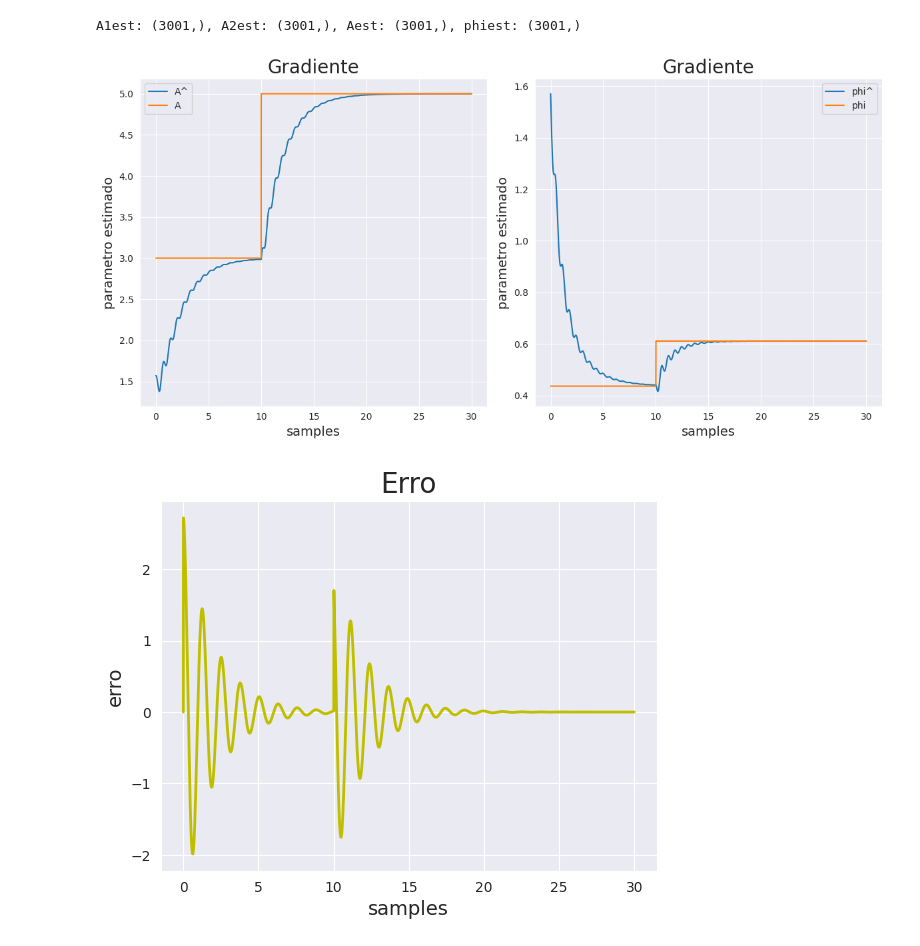
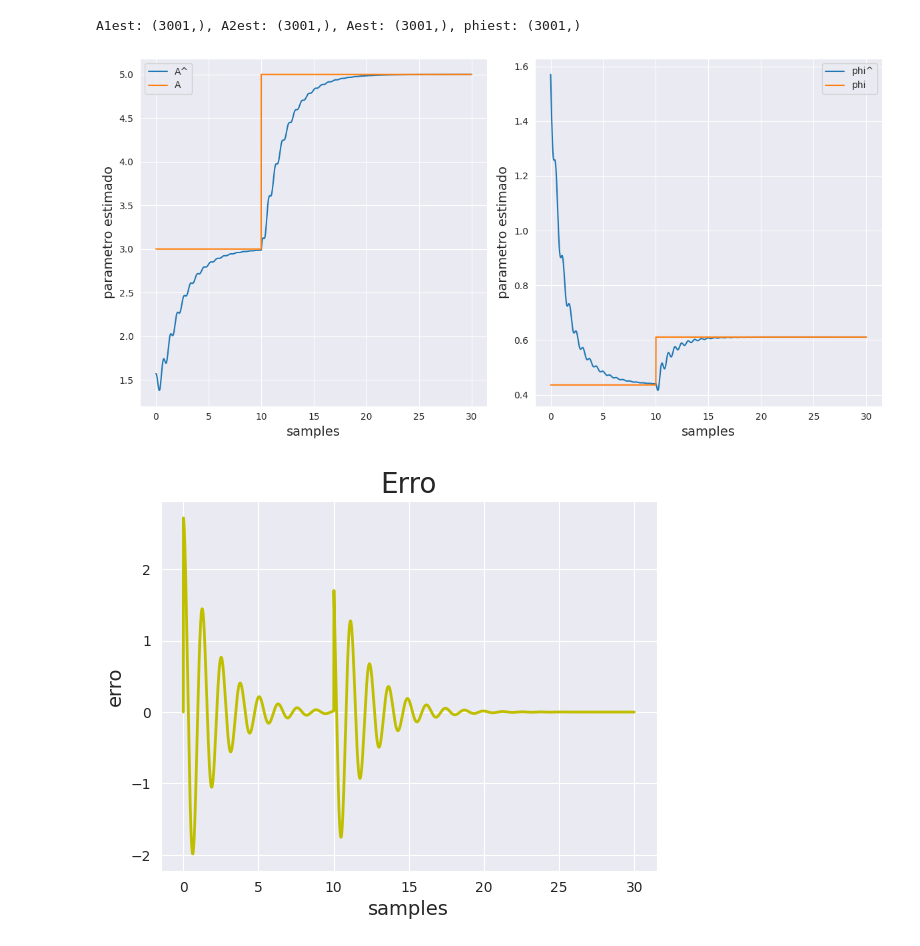
Before and after one commit to SKaiquelima/advanced-control, a Jupyter notebook: Listas/Lista3/exec3_1.ipynb, the cells around one changed output. Cells and saved outputs as stored; diff of their text form; code cells hidden in the pictures.

```diff
--- a/Listas/Lista3/exec3_1.ipynb
+++ b/Listas/Lista3/exec3_1.ipynb
@@ -109,35 +112,35 @@ A1est: (3001,), A2est: (3001,), Aest: (3001,), phiest: (3001,)
 # %%
 # Gráfico dos parâmetros identificados e do erro
 
 # Crie uma figura com 1 linha e 2 colunas para os subplots
 fig, axs = plt.subplots(1, 2, figsize=(12, 6))
 
 corte = int(np.ceil(1*len(theta[0])))
 
 fontesize = 14
 titlesize = 20
 # Primeiro subplot (Gráfico dos parâmetros estimados)
 axs[0].plot(T[:corte], Aest[:corte], label='A^')
 axs[0].plot(T[:corte], A[0][:corte], label='A')
 axs[0].legend()
 axs[0].set_xlabel('samples', fontsize=fontesize)
 axs[0].set_ylabel('parametro estimado', fontsize=fontesize)
-axs[0].set_title('Gradiente', fontsize=titlesize)
+
 
 # Segundo subplot
 axs[1].plot(T[:corte], phiest[:corte], label='phi^')
 axs[1].plot(T[:corte], phi[0][:corte], label='phi')
 axs[1].legend()
 axs[1].set_xlabel('samples', fontsize=fontesize)
 axs[1].set_ylabel('parametro estimado', fontsize=fontesize)
-axs[1].set_title('Gradiente', fontsize=titlesize)
+
 # Ajuste o espaço entre os subplots
 plt.tight_layout()
 
 # Exiba os subplots lado a lado
 plt.show()
 # %% [output]
-[figure, old version]
+[figure, new version]
 # %%
 # Segundo subplot (Gráfico do erro)
 plt.plot(T[:corte], erro[:corte], 'y', linewidth=2)
```
Also changed, not shown: parts of 1 cell of this notebook.
